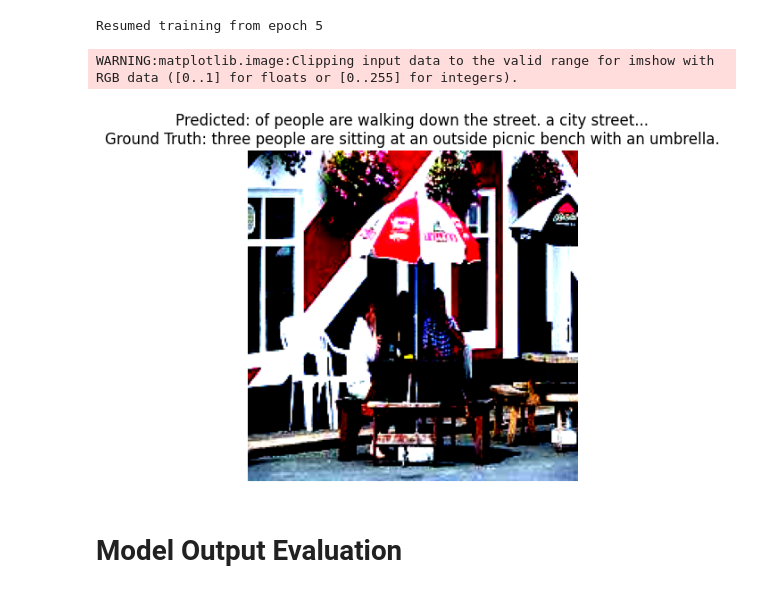
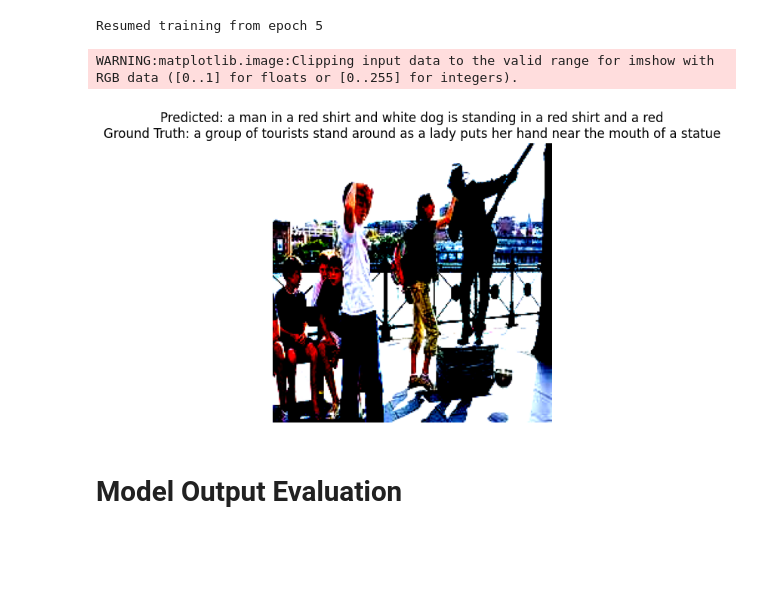
Before and after one commit to Tolgadnc/DeepLearningCourse, a Jupyter notebook: ImageCaptioning.ipynb, the cells around one changed output. Drawn from its saved outputs; the diff is of its cells as text; code cells hidden in the pictures; blank space fills up the shorter version.

```diff
--- a/ImageCaptioning.ipynb
+++ b/ImageCaptioning.ipynb
@@ -112,0 +126,12 @@ test_loader = DataLoader(test_dataset, batch_size=batch_size, shuffle=False)
+# %%
+# Fetch a batch from the DataLoader
+images, labels = next(iter(train_dataloader))
+
+# Decode a few captions
+for i in range(5):
+    tokenized_caption = labels[i].tolist()
+    decoded_caption = tokenizer.decode(tokenized_caption, skip_special_tokens=False)  # Include special tokens
+    print(f"Sample {i+1}:")
+    print(f"Tokenized: {tokenized_caption}")
+    print(f"Decoded Caption: {decoded_caption}")
+    print()
@@ -307,6 +396,7 @@ class Decoder(nn.Module):
         super(Decoder, self).__init__()
         self.embedding = nn.Embedding(vocab_size, dim_model)
         self.positional_encoding = PositionalEncoding(dim_model, dropout)
+        self.dropout = nn.Dropout(dropout)  # Dropout after positional encoding
         self.linear = nn.Linear(dim_model, vocab_size)
         self.transformer = TransformerWithMask(dim_model, num_layers, n_head, dropout)
 
@@ -317,6 +407,7 @@ class Decoder(nn.Module):
         # Add positional encoding
         x = self.positional_encoding(x)
 
+        x = self.dropout(x)
         # Pass through transformer
         x = self.transformer(x, encoder_outputs)
 
@@ -338,3 +429,9 @@ class ImageCaptioning(nn.Module):
         decode_out = self.decoder(captions, encoder_out)  # (batch_size, max_len, vocab_size)
 
         return decode_out
+# %%
+model = ImageCaptioning(img_size=224, patch_size=16, embed_dim=512, num_layers=6, heads=8, vocab_size=10000, max_len=20)
+captions = torch.randint(0, 10000, (32, 20))  # Example tokenized captions
+images = torch.randn(32, 3, 224, 224)  # Example image inputs
+outputs = model(captions, images)
+print(outputs.shape)  # Should print: (32, 20, 10000)
@@ -477,34 +594,37 @@ Early stopping triggered. Training halted.
 Resumed training from epoch 5
 # %%
 model.eval()
-index_test_image = 10
 
+# Select a test image by index
+index_test_image = 30
 test_images, gt_captions = next(iter(test_loader))
 input_test_img = test_images[index_test_image].unsqueeze(0).to(device)
 
+# Start the decoding process with the <SOS> token
 decoder_input = torch.tensor([[tokenizer.bos_token_id]], device=device)
 predicted_caption = []
 
+# Generate the caption
 with torch.no_grad():
     for _ in range(20):  # Max caption length
-        outputs = model(decoder_input, input_test_img)
-        next_word = outputs.argmax(dim=-1)[:, -1]
-        predicted_caption.append(next_word.item())
-        decoder_input = torch.cat([decoder_input, next_word.unsqueeze(0)], dim=1)
-        if next_word.item() == tokenizer.eos_token_id:
-            break
+        outputs = model(decoder_input, input_test_img)  # Forward pass
+        next_word = outputs[:, -1, :].argmax(dim=-1)  # Select the last predicted word
+        predicted_caption.append(next_word.item())  # Append predicted word to the caption
+        decoder_input = torch.cat([decoder_input, next_word.unsqueeze(0)], dim=1)  # Add next word to input
 
-predicted_caption = tokenizer.decode(predicted_caption, skip_special_tokens=True)
-ground_truth_caption = tokenizer.decode(gt_captions[index_test_image].cpu().numpy(), skip_special_tokens=True)
 
-# Visualize the prediction
+# Decode the predicted and ground truth captions
+predicted_caption_text = tokenizer.decode(predicted_caption, skip_special_tokens=True)
+ground_truth_caption_text = tokenizer.decode(gt_captions[index_test_image].cpu().numpy(), skip_special_tokens=True)
+
+# Visualize the image with the predicted and ground truth captions
 plt.imshow(test_images[index_test_image].permute(1, 2, 0).cpu().numpy())
-plt.title(f"Predicted: {predicted_caption}\nGround Truth: {ground_truth_caption}")
+plt.title(f"Predicted: {predicted_caption_text}\nGround Truth: {ground_truth_caption_text}")
 plt.axis('off')
 plt.show()
 # %% [output]
 WARNING:matplotlib.image:Clipping input data to the valid range for imshow with RGB data ([0..1] for floats or [0..255] for integers).
-[figure, old version]
+[figure, new version]
 # %% [markdown]
 # Model Output Evaluation
 # %%
```
Also changed, not shown: parts of 22 cells of this notebook.
